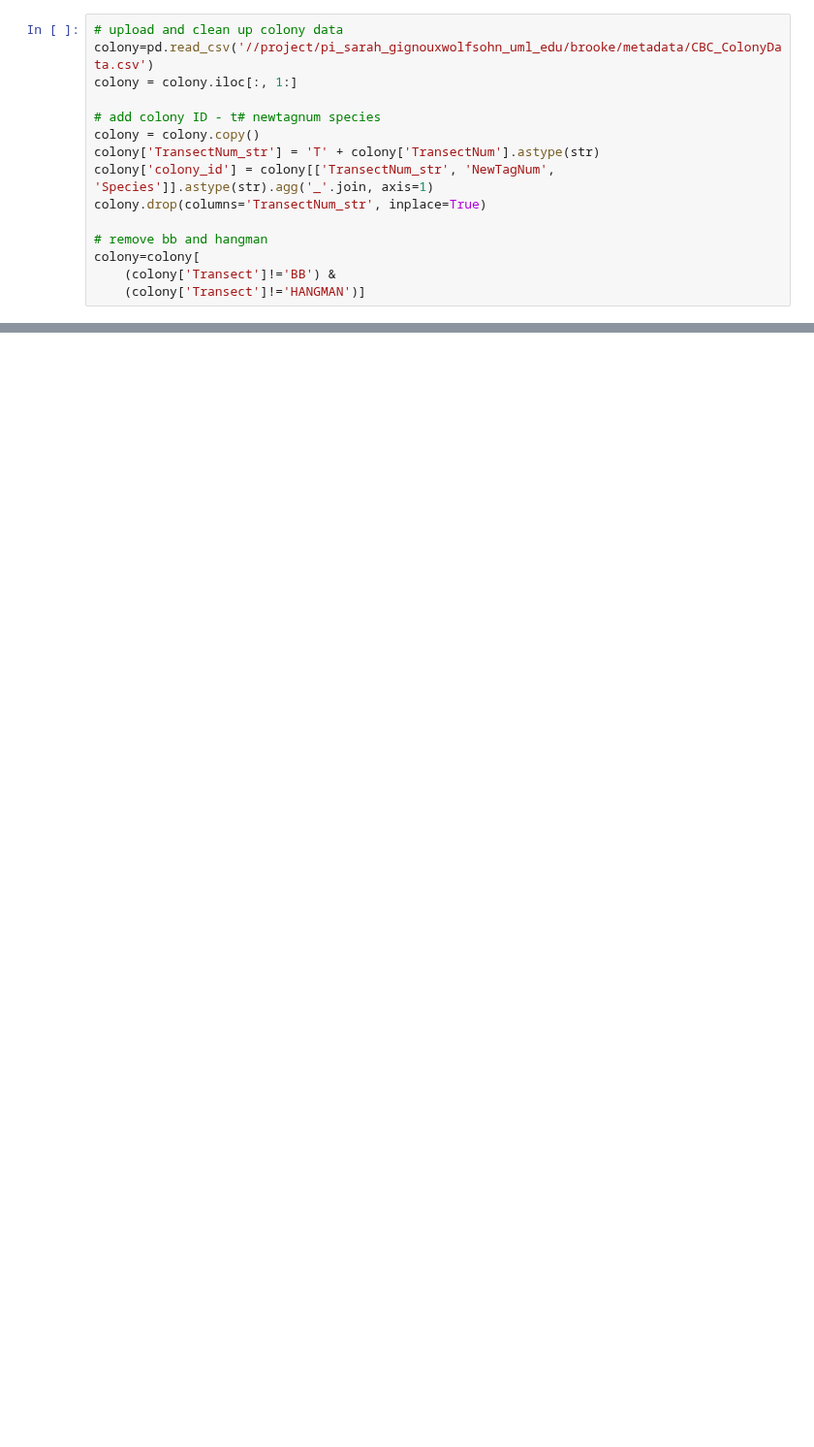
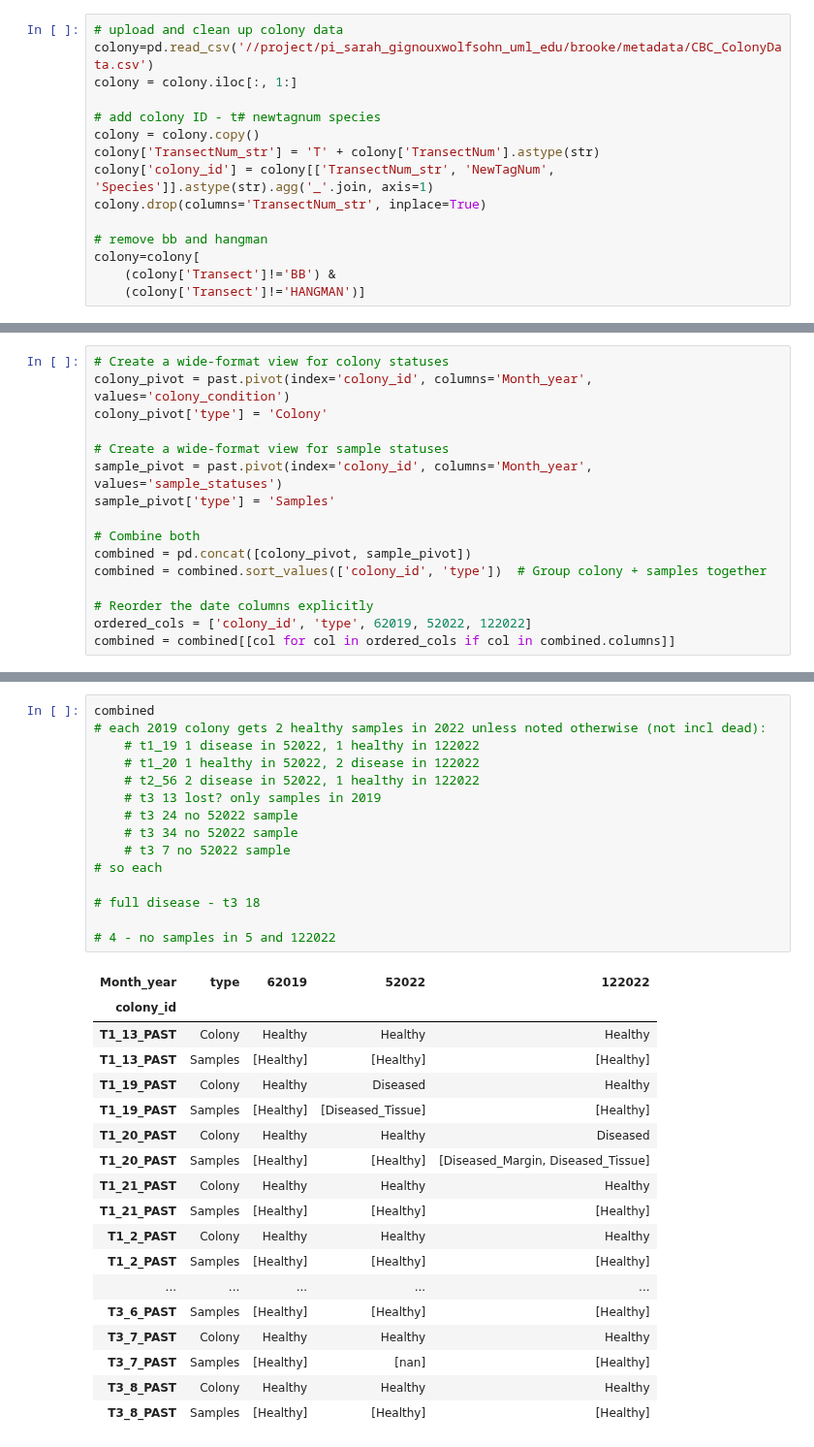
Before and after one commit to brookewicz/CBC_metagenomics, a Jupyter notebook: all_sctld/sample_lists.ipynb, the cells around one changed output, grey strips where cells are left out. Shown at 97% size. Cells and saved outputs as stored; diff of their text form; blank space fills up the shorter version.

```diff
--- a/all_sctld/sample_lists.ipynb
+++ b/all_sctld/sample_lists.ipynb
@@ -949,0 +953,16 @@ all_false_matches
+# %%
+# Create a wide-format view for colony statuses
+colony_pivot = past.pivot(index='colony_id', columns='Month_year', values='colony_condition')
+colony_pivot['type'] = 'Colony'
+
+# Create a wide-format view for sample statuses
+sample_pivot = past.pivot(index='colony_id', columns='Month_year', values='sample_statuses')
+sample_pivot['type'] = 'Samples'
+
+# Combine both
+combined = pd.concat([colony_pivot, sample_pivot])
+combined = combined.sort_values(['colony_id', 'type'])  # Group colony + samples together
+
+# Reorder the date columns explicitly
+ordered_cols = ['colony_id', 'type', 62019, 52022, 122022]
+combined = combined[[col for col in ordered_cols if col in combined.columns]]
@@ -949,0 +976,34 @@ all_false_matches
+# %%
+combined
+# each 2019 colony gets 2 healthy samples in 2022 unless noted otherwise (not incl dead):
+    # t1_19 1 disease in 52022, 1 healthy in 122022
+    # t1_20 1 healthy in 52022, 2 disease in 122022
+    # t2_56 2 disease in 52022, 1 healthy in 122022
+    # t3 13 lost? only samples in 2019
+    # t3 24 no 52022 sample
+    # t3 34 no 52022 sample
+    # t3 7 no 52022 sample
+# so each
+
+# full disease - t3 18
+
+# 4 - no samples in 5 and 122022
+# %% [output]
+| Month_year | type | 62019 | 52022 | 122022 |
+| colony_id |  |  |  |  |
+| T1_13_PAST | Colony | Healthy | Healthy | Healthy |
+| T1_13_PAST | Samples | [Healthy] | [Healthy] | [Healthy] |
+| T1_19_PAST | Colony | Healthy | Diseased | Healthy |
+| T1_19_PAST | Samples | [Healthy] | [Diseased_Tissue] | [Healthy] |
+| T1_20_PAST | Colony | Healthy | Healthy | Diseased |
+| T1_20_PAST | Samples | [Healthy] | [Healthy] | [Diseased_Margin, Diseased_Tissue] |
+| T1_21_PAST | Colony | Healthy | Healthy | Healthy |
+| T1_21_PAST | Samples | [Healthy] | [Healthy] | [Healthy] |
+| T1_2_PAST | Colony | Healthy | Healthy | Healthy |
+| T1_2_PAST | Samples | [Healthy] | [Healthy] | [Healthy] |
+| ... | ... | ... | ... | ... |
+| T3_6_PAST | Samples | [Healthy] | [Healthy] | [Healthy] |
+| T3_7_PAST | Colony | Healthy | Healthy | Healthy |
+| T3_7_PAST | Samples | [Healthy] | [nan] | [Healthy] |
+| T3_8_PAST | Colony | Healthy | Healthy | Healthy |
+| T3_8_PAST | Samples | [Healthy] | [Healthy] | [Healthy] |
```
Also changed, not shown: parts of 19 cells of this notebook.
